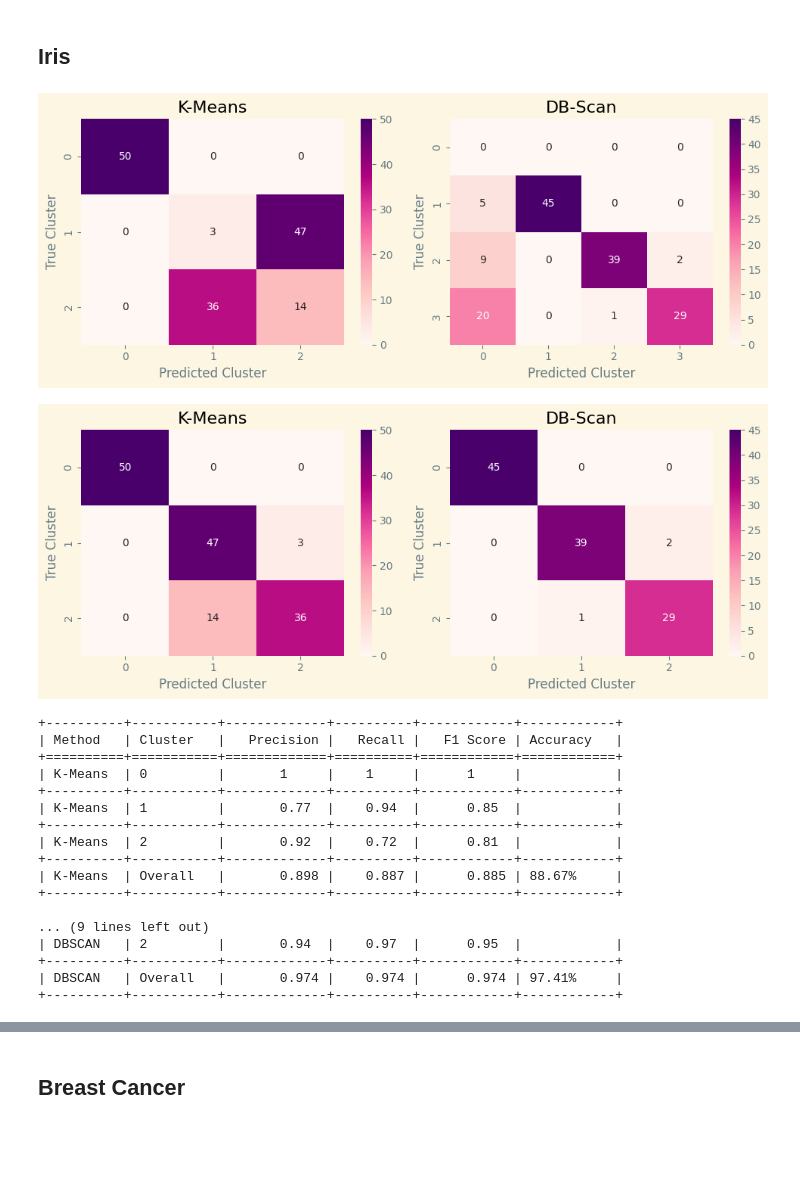
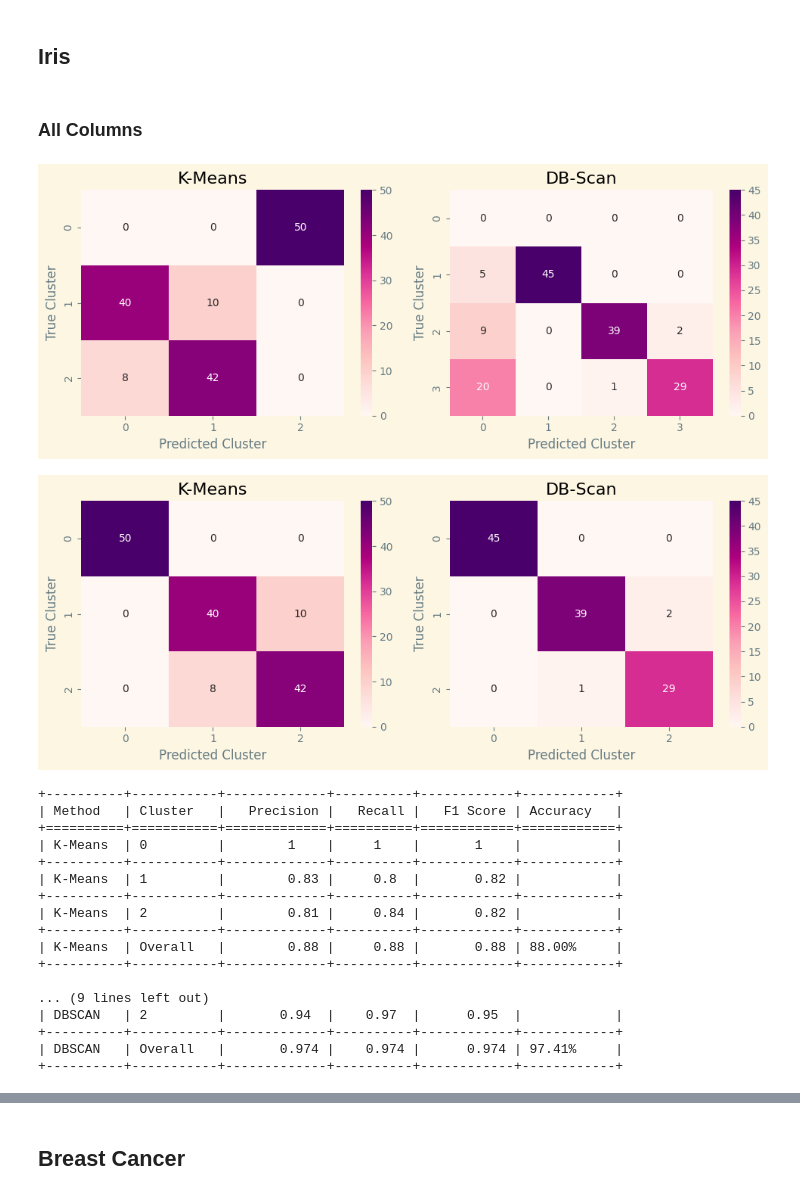
Before and after one commit to RezaTaheri01/my-ml-journey, a Jupyter notebook: Codes/ml_0004_clustering_classification_metrics_functional.ipynb, the cells around one changed output, grey strips where cells are left out. Drawn from its saved outputs; the diff is of its cells as text; code cells hidden in the pictures; blank space fills up the shorter version.

```diff
--- a/Codes/ml_0004_clustering_classification_metrics_functional.ipynb
+++ b/Codes/ml_0004_clustering_classification_metrics_functional.ipynb
@@ -172,9 +172,9 @@ def calculate_metrics(cm_kmeans, cm_dbscan):
 # %% [markdown]
 # Main
 # %%
-def main(X: pd.DataFrame, y_true: np.array, k: int, eps: float):
+def main(X: pd.DataFrame, y_true: np.array, k: int, eps: float, norm_model):
     # Normalize X
-    X_norm = normalization(MinMaxScaler(), X)
+    X_norm = normalization(norm_model, X)
 
     # Perform KMeans and DBScan clustering
     kmeans = KMeans(n_clusters=k)
@@ -204,20 +206,20 @@ def main(X: pd.DataFrame, y_true: np.array, k: int, eps: float):
+# %% [markdown]
+### All Columns
 # %%
-X1, y1 = load_iris(return_X_y=True, as_frame=True)
-
-main(X=X1, y_true=y1.to_numpy(), k=len(np.unique(y1)), eps=0.128)
+main(X=X1, y_true=y1.to_numpy(), k=len(np.unique(y1)), eps=0.128, norm_model=MinMaxScaler())
 # %% [output]
-[figure, old version]
+[figure, new version]
-[figure, old version]
+[figure, new version]
 +----------+-----------+-------------+----------+------------+------------+
 | Method   | Cluster   |   Precision |   Recall |   F1 Score | Accuracy   |
 +==========+===========+=============+==========+============+============+
-| K-Means  | 0         |       1     |    1     |      1     |            |
+| K-Means  | 0         |        1    |     1    |       1    |            |
 +----------+-----------+-------------+----------+------------+------------+
-| K-Means  | 1         |       0.77  |    0.94  |      0.85  |            |
+| K-Means  | 1         |        0.83 |     0.8  |       0.82 |            |
 +----------+-----------+-------------+----------+------------+------------+
-| K-Means  | 2         |       0.92  |    0.72  |      0.81  |            |
+| K-Means  | 2         |        0.81 |     0.84 |       0.82 |            |
 +----------+-----------+-------------+----------+------------+------------+
-| K-Means  | Overall   |       0.898 |    0.887 |      0.885 | 88.67%     |
+| K-Means  | Overall   |        0.88 |     0.88 |       0.88 | 88.00%     |
 +----------+-----------+-------------+----------+------------+------------+
 
 ... (9 lines left out)
```
Also changed, not shown: parts of 6 cells of this notebook.
